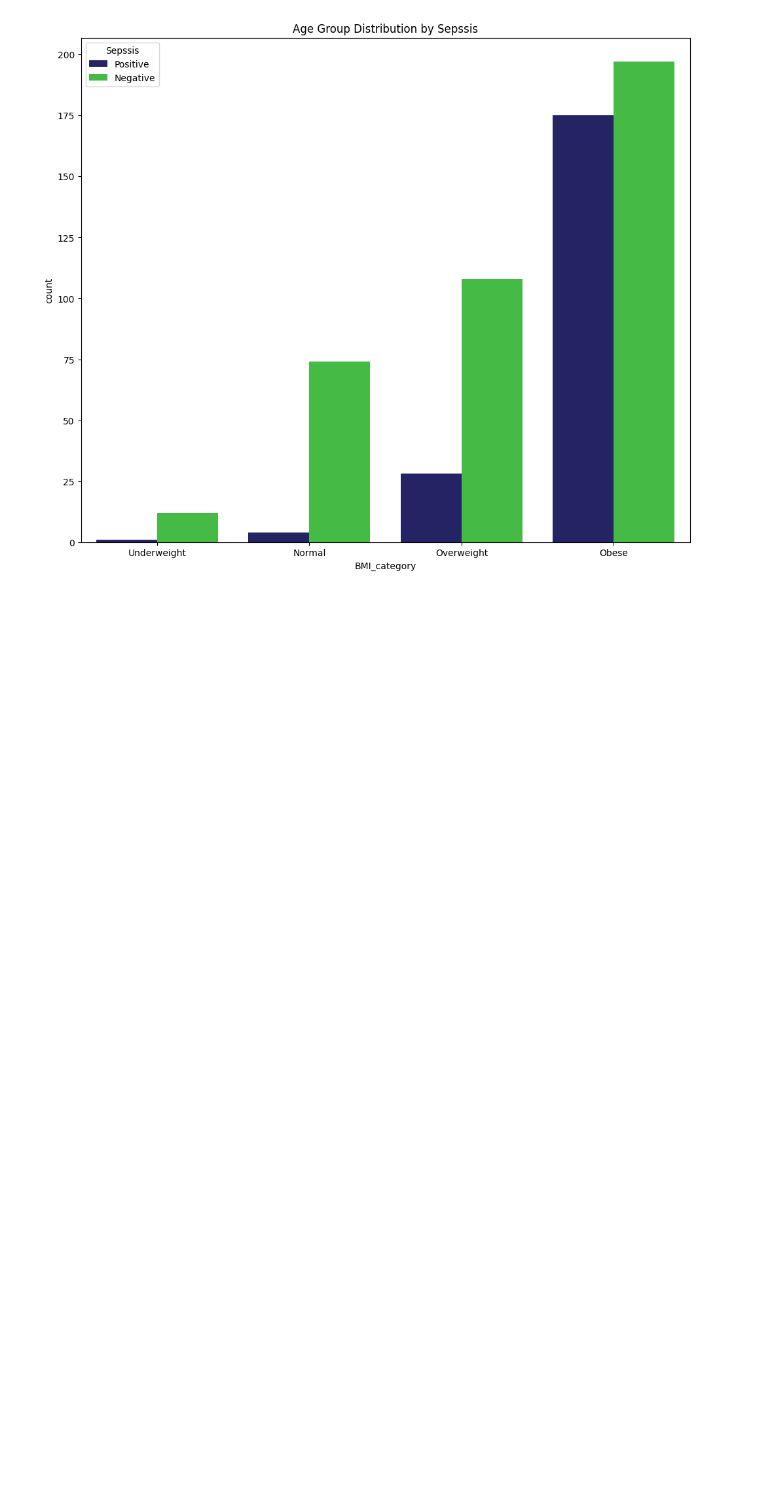
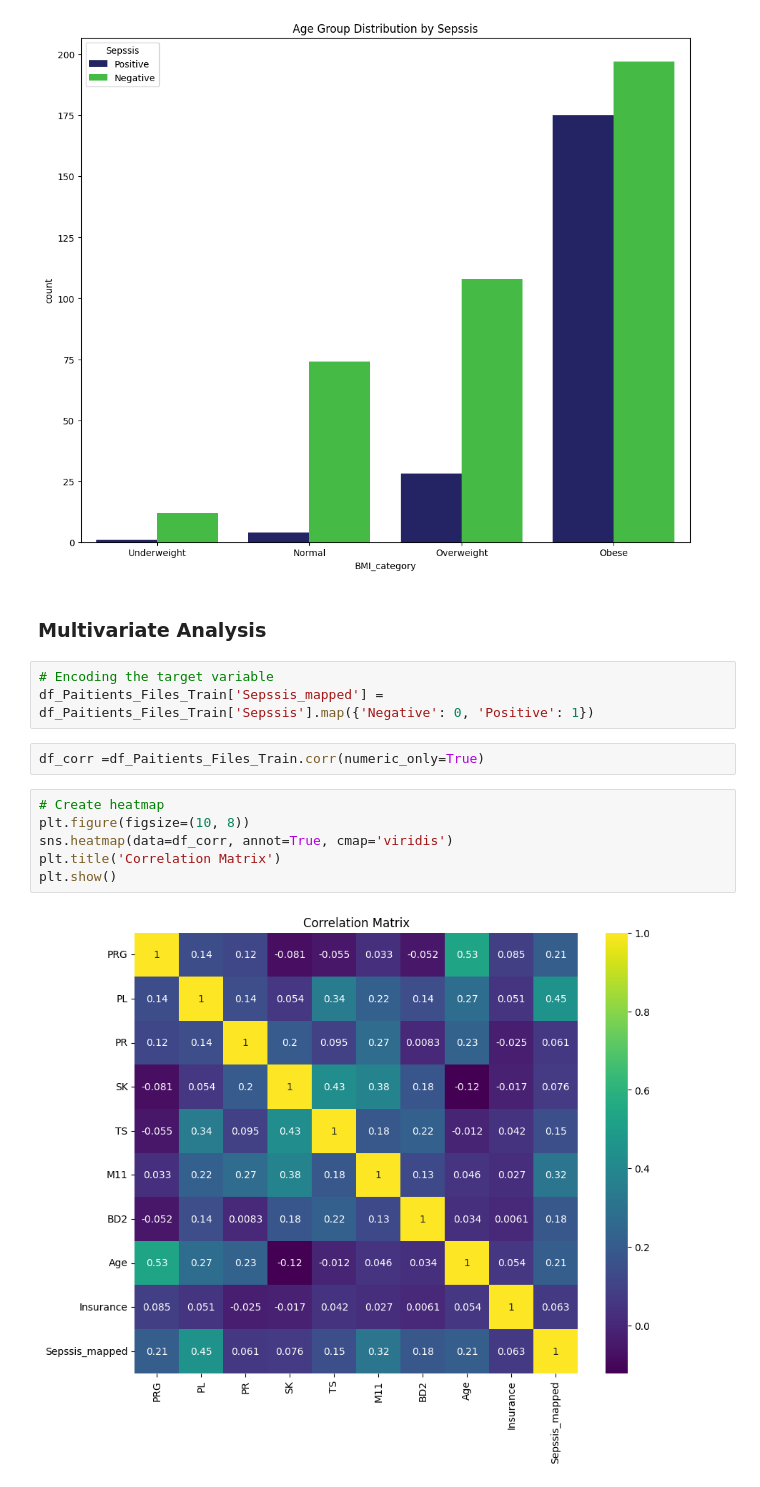
Before and after one commit to Samidirbsa/Career_Accelerator_P5-ML_API, a Jupyter notebook: Notebook.ipynb, the cells around one changed output. Drawn from its saved outputs; the diff is of its cells as text; blank space fills up the shorter version.

```diff
--- a/Notebook.ipynb
+++ b/Notebook.ipynb
@@ -497,3 +497,18 @@ plt.title('Age Group Distribution by Sepssis')
 plt.show()
 # %% [output]
 [figure]
+# %% [markdown]
+### <b> Multivariate Analysis
+# %%
+# Encoding the target variable
+df_Paitients_Files_Train['Sepssis_mapped'] = df_Paitients_Files_Train['Sepssis'].map({'Negative': 0, 'Positive': 1})
+# %%
+df_corr =df_Paitients_Files_Train.corr(numeric_only=True)
+# %%
+# Create heatmap
+plt.figure(figsize=(10, 8))
+sns.heatmap(data=df_corr, annot=True, cmap='viridis')
+plt.title('Correlation Matrix')
+plt.show()
+# %% [output]
+[figure, added]
```
